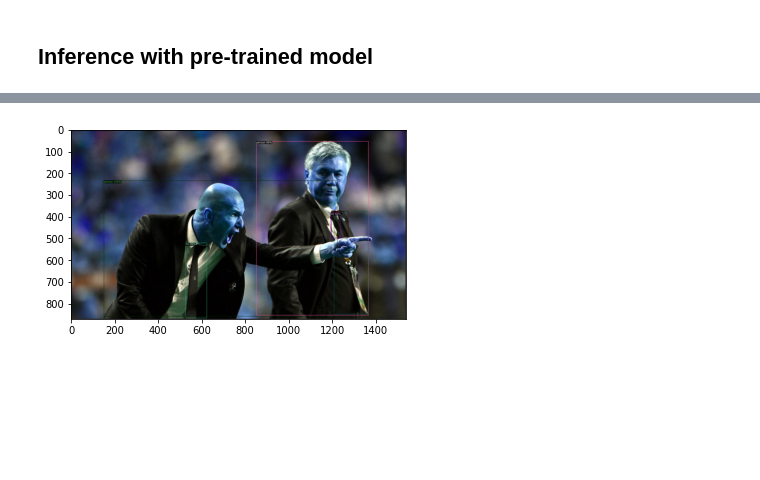
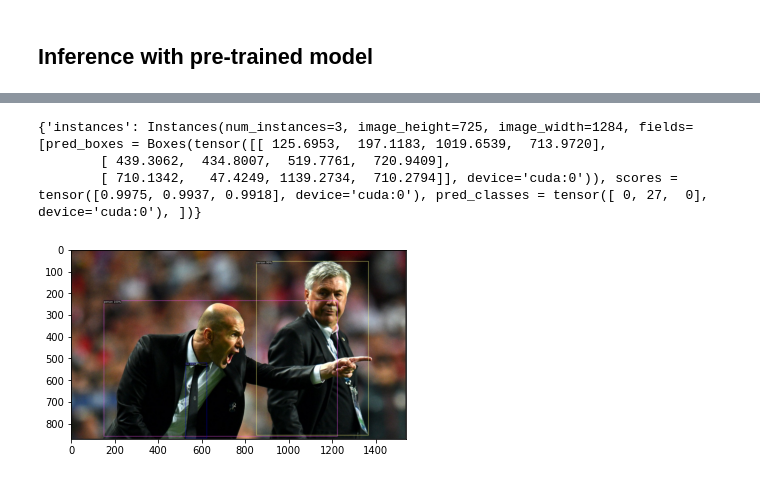
Before and after one commit to develooper1994/SingleShotMultiboxDetector_demo, a Jupyter notebook: Detectron2_detect_objects_from_webcam_videostream.ipynb, the cells around one changed output, grey strips where cells are left out. Cells and saved outputs as stored; diff of their text form; code cells hidden in the pictures; blank space fills up the shorter version.

```diff
--- a/Detectron2_detect_objects_from_webcam_videostream.ipynb
+++ b/Detectron2_detect_objects_from_webcam_videostream.ipynb
@@ -18,8 +33,15 @@ import base64
 # Create config
 cfg = get_cfg()
 # use pre-trained faster r-cnn with resnet-101 backend(backbone).
-cfg.merge_from_file("./detectron2/configs/COCO-Detection/faster_rcnn_R_101_FPN_3x.yaml")
+faster_r_cnn = "/home/selcuk/Desktop/detectron2/configs/COCO-Detection/faster_rcnn_R_101_FPN_3x.yaml"
+ssd300 = "/home/selcuk/Desktop/detectron2/configs/Base-SSD.yaml"
+cfg.merge_from_file(faster_r_cnn)
 # TODO: Tune threash hold for detected.png error region.
-cfg.MODEL.ROI_HEADS.SCORE_THRESH_TEST = 0.5  # set threshold for this model. Otherwise it shows all the low porobability regions.
+cfg.MODEL.ROI_HEADS.SCORE_THRESH_TEST = 0.7  # set threshold for this model. Otherwise it shows all the low porobability regions.
 #
-cfg.MODEL.WEIGHTS = "detectron2://COCO-Detection/faster_rcnn_R_101_FPN_3x/137851257/model_final_f6e8b1.pkl"
+faster_r_cnn_weights = "detectron2://COCO-Detection/faster_rcnn_R_101_FPN_3x/137851257/model_final_f6e8b1.pkl"
+ssd300_weights = "/home/selcuk/Desktop/detectron2_ssd_vgg.pth"
+cfg.MODEL.WEIGHTS = faster_r_cnn_weights
+
+cfg.
+print(cfg)
@@ -52,18 +79,22 @@ predictor = DefaultPredictor(cfg)
 # %%
 %matplotlib inline
 from matplotlib import pyplot as plt
-im = cv2.imread("./image.png")
+image_path = "/home/selcuk/Desktop/image.png"
+im = cv2.imread(image_path)
 outputs = predictor(im)  # get probabilities of location and class
 print(outputs)
 
 v = Visualizer(im[:, :, ::-1], MetadataCatalog.get(cfg.DATASETS.TRAIN[0]), scale=1.2)
 v = v.draw_instance_predictions(outputs["instances"].to("cpu"))
 image = v.get_image()[:, :, ::-1]
 cv2.imwrite('detected.png', image)
-plt.imshow(image)  # saved image correct. Fix it later.
+plt.imshow(v.get_image())  # saved image correct. Fix it later.
 plt.show()
 # %% [output]
+{'instances': Instances(num_instances=3, image_height=725, image_width=1284, fields=[pred_boxes = Boxes(tensor([[ 125.6953,  197.1183, 1019.6539,  713.9720],
+        [ 439.3062,  434.8007,  519.7761,  720.9409],
+        [ 710.1342,   47.4249, 1139.2734,  710.2794]], device='cuda:0')), scores = tensor([0.9975, 0.9937, 0.9918], device='cuda:0'), pred_classes = tensor([ 0, 27,  0], device='cuda:0'), ])}
-[figure, old version]
+[figure, new version]
 # %%
 def array_show(imageArray):
     ret, png = cv2.imencode('.png', imageArray)
```
Also changed, not shown: parts of 4 cells of this notebook, 3 other files.
